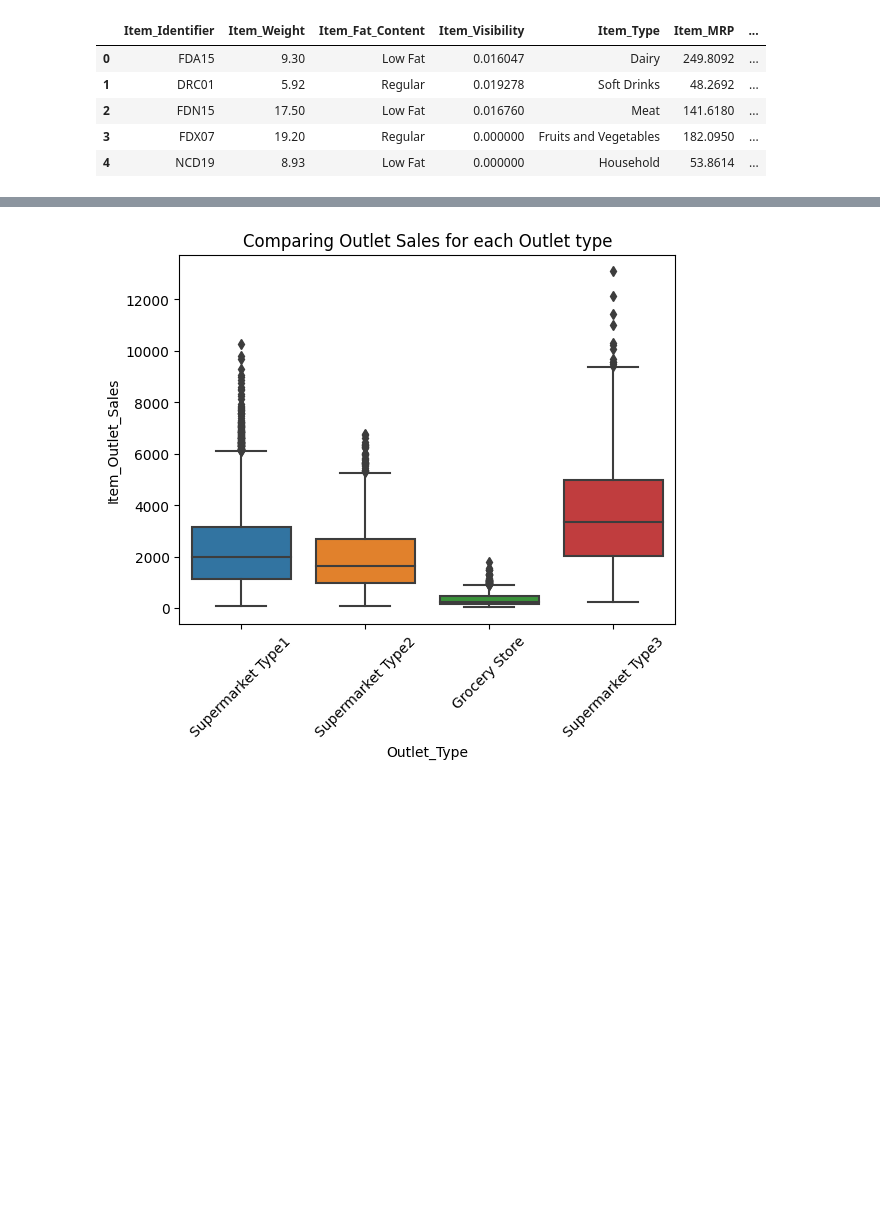
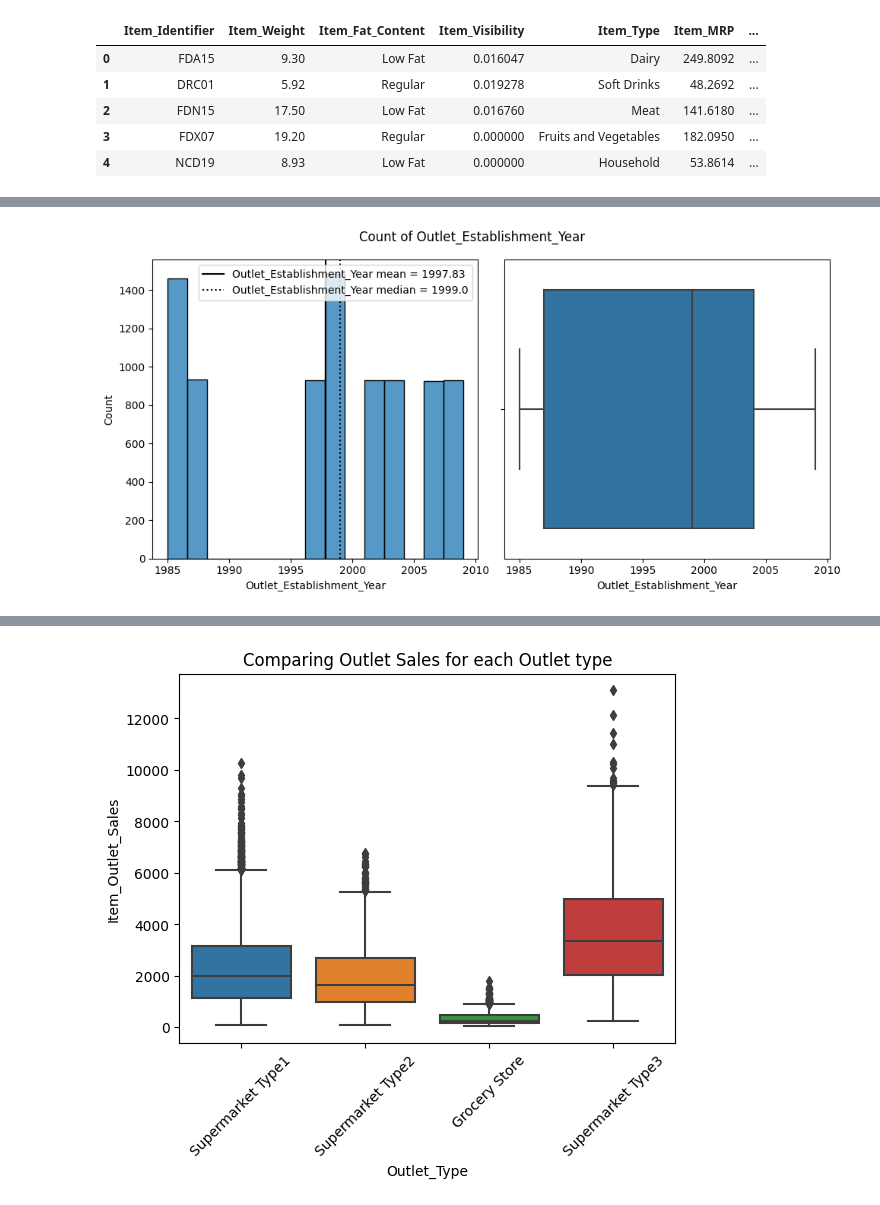
Before and after one commit to JmB17/Prediction-of-Product-Sales, a Jupyter notebook: Prediction of Product Sales.ipynb, the cells around one changed output, grey strips where cells are left out. Cells and saved outputs as stored; diff of their text form; code cells hidden in the pictures; blank space fills up the shorter version.

```diff
--- a/Prediction of Product Sales.ipynb
+++ b/Prediction of Product Sales.ipynb
@@ -458,0 +526,4 @@ df.head()
+# %%
+fig, axes=hist_box_plot(df,'Outlet_Establishment_Year')
+# %% [output]
+[figure, added]
```
Also changed, not shown: parts of 20 cells of this notebook.
